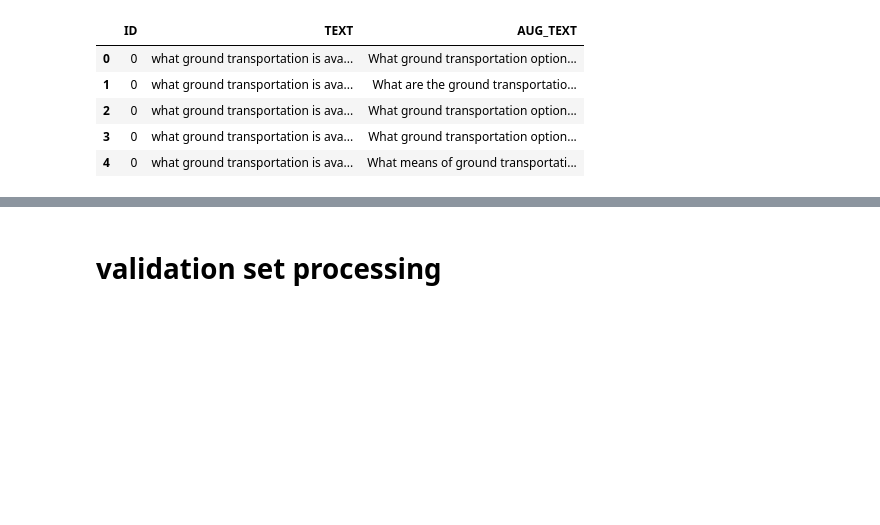
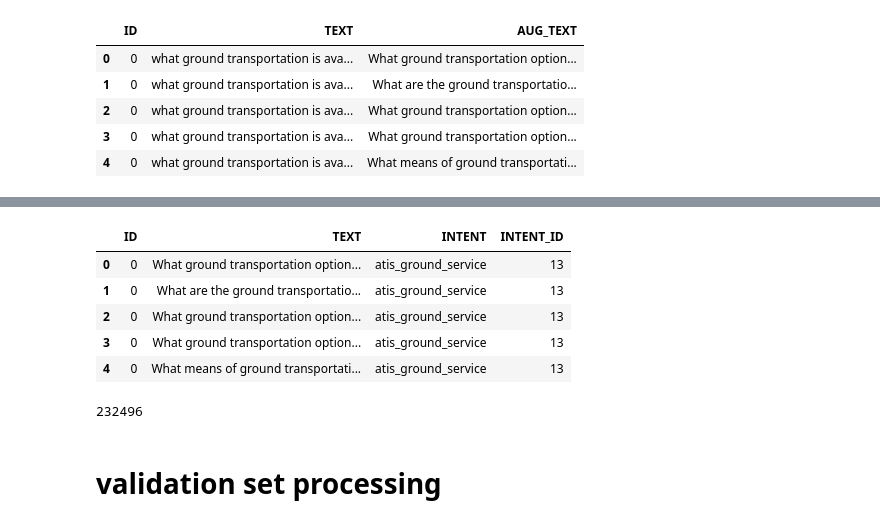
Before and after one commit to abhi-khare/Infinite, a Jupyter notebook: notebook/backtrans_testset_processing.ipynb, the cells around one changed output, grey strips where cells are left out. Cells and saved outputs as stored; diff of their text form; code cells hidden in the pictures; blank space fills up the shorter version.

```diff
--- a/notebook/backtrans_testset_processing.ipynb
+++ b/notebook/backtrans_testset_processing.ipynb
@@ -95,7 +78,20 @@ merged_data = pd.merge(orig_train, aug_train, how='inner')
 # %%
 merged_data = merged_data[['ID','AUG_TEXT','INTENT','INTENT_ID']]
 # %%
-merged_data = merged_data.rename(columns={'AUG':'TEXT'},inplace=False)
+merged_data = merged_data.rename(columns={'AUG_TEXT':'TEXT'},inplace=False)
+# %%
+merged_data.head()
+# %% [output]
+|  | ID | TEXT | INTENT | INTENT_ID |
+| 0 | 0 | What ground transportation option... | atis_ground_service | 13 |
+| 1 | 0 | What are the ground transportatio... | atis_ground_service | 13 |
+| 2 | 0 | What ground transportation option... | atis_ground_service | 13 |
+| 3 | 0 | What ground transportation option... | atis_ground_service | 13 |
+| 4 | 0 | What means of ground transportati... | atis_ground_service | 13 |
+# %%
+len(merged_data)
+# %% [output]
+232496
 # %%
 merged_data.to_csv('../data/ATIS/experiments/AT/back_trans/train.tsv',index=False,sep='\t')
 # %% [markdown]
```
Also changed, not shown: parts of 44 cells of this notebook, 29 other files.
